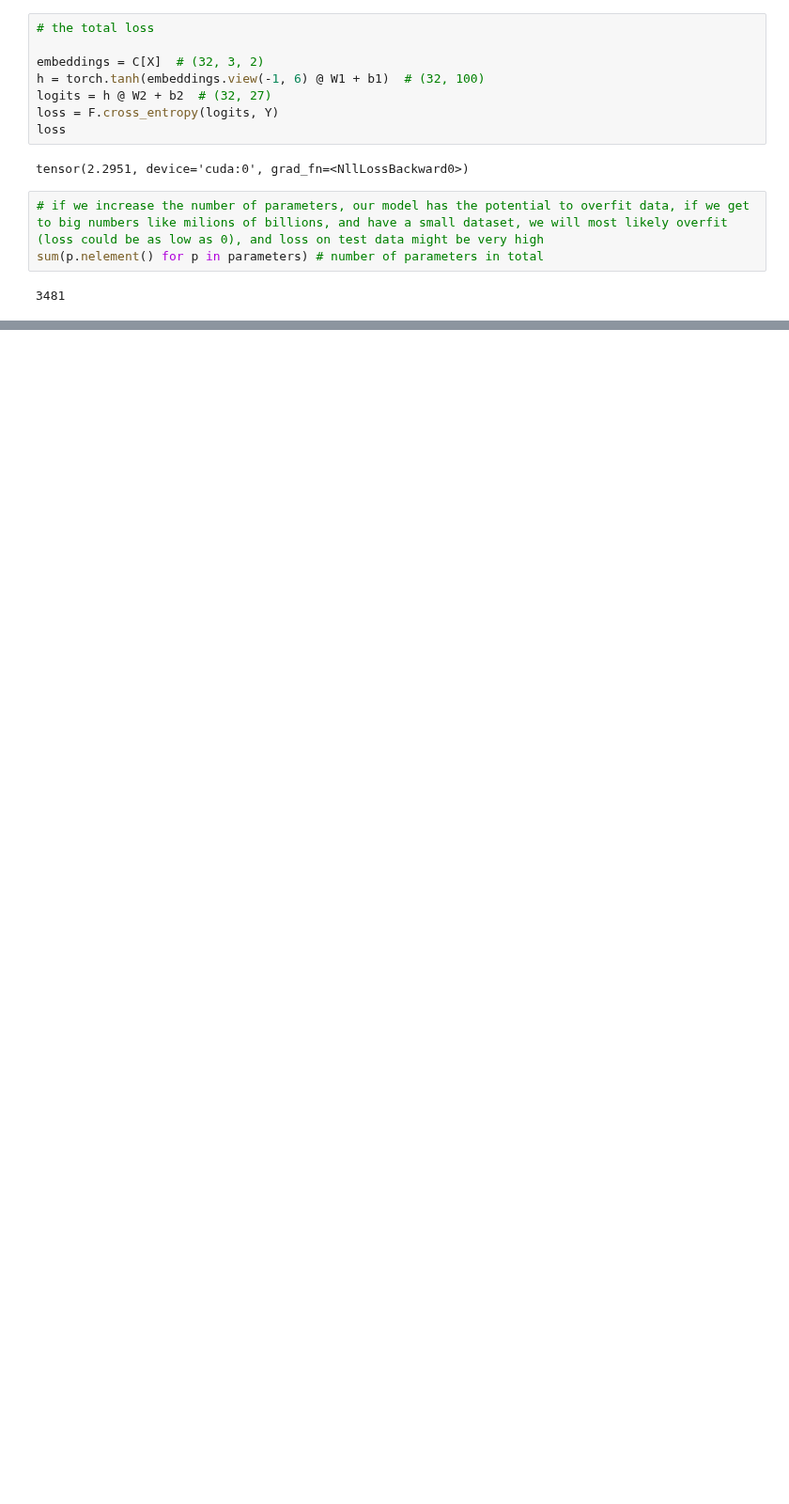
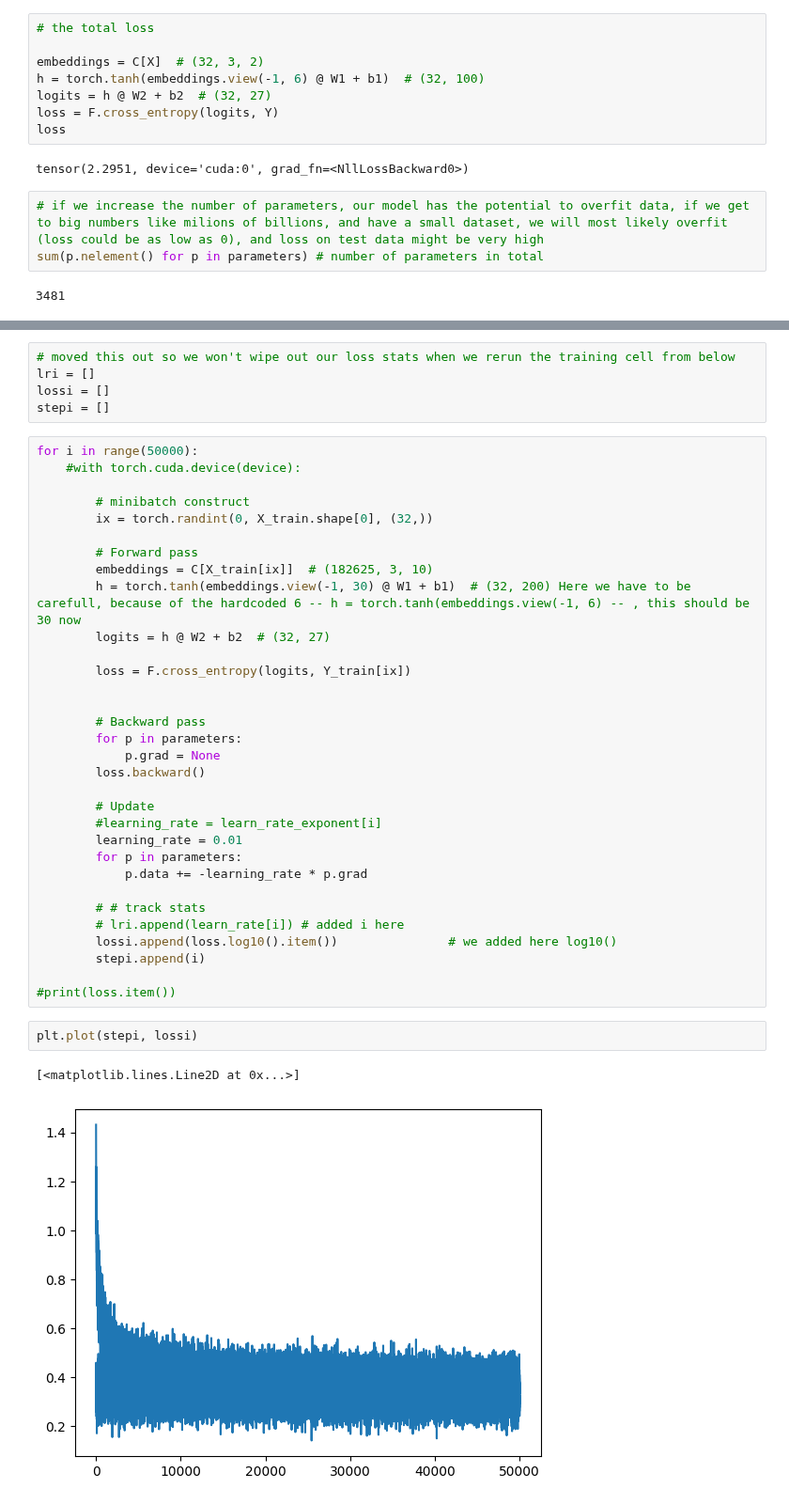
Before and after one commit to exploringweirdmachines/mlp, a Jupyter notebook: multi-layer-perceptron-part2.ipynb, the cells around one changed output, grey strips where cells are left out. Shown at 94% size. Drawn from its saved outputs; the diff is of its cells as text; blank space fills up the shorter version.

```diff
--- a/multi-layer-perceptron-part2.ipynb
+++ b/multi-layer-perceptron-part2.ipynb
@@ -1151,0 +1400,42 @@ split_80, split_90
+# %%
+# moved this out so we won't wipe out our loss stats when we rerun the training cell from below
+lri = []
+lossi = []
+stepi = []
+# %%
+for i in range(50000):
+    #with torch.cuda.device(device):
+
+        # minibatch construct
+        ix = torch.randint(0, X_train.shape[0], (32,))
+
+        # Forward pass
+        embeddings = C[X_train[ix]]  # (182625, 3, 10)
+        h = torch.tanh(embeddings.view(-1, 30) @ W1 + b1)  # (32, 200) Here we have to be carefull, because of the hardcoded 6 -- h = torch.tanh(embeddings.view(-1, 6) -- , this should be 30 now
+        logits = h @ W2 + b2  # (32, 27)
+
+        loss = F.cross_entropy(logits, Y_train[ix])
+
+
+        # Backward pass
+        for p in parameters:
+            p.grad = None
+        loss.backward()
+
+        # Update
+        #learning_rate = learn_rate_exponent[i]
+        learning_rate = 0.01
+        for p in parameters:
+            p.data += -learning_rate * p.grad
+
+        # # track stats
+        # lri.append(learn_rate[i]) # added i here
+        lossi.append(loss.log10().item())               # we added here log10()
+        stepi.append(i)
+
+#print(loss.item())
+# %%
+plt.plot(stepi, lossi)
+# %% [output]
+[<matplotlib.lines.Line2D at 0x...>]
+[figure, added]
```
Also changed, not shown: parts of 53 cells of this notebook.
